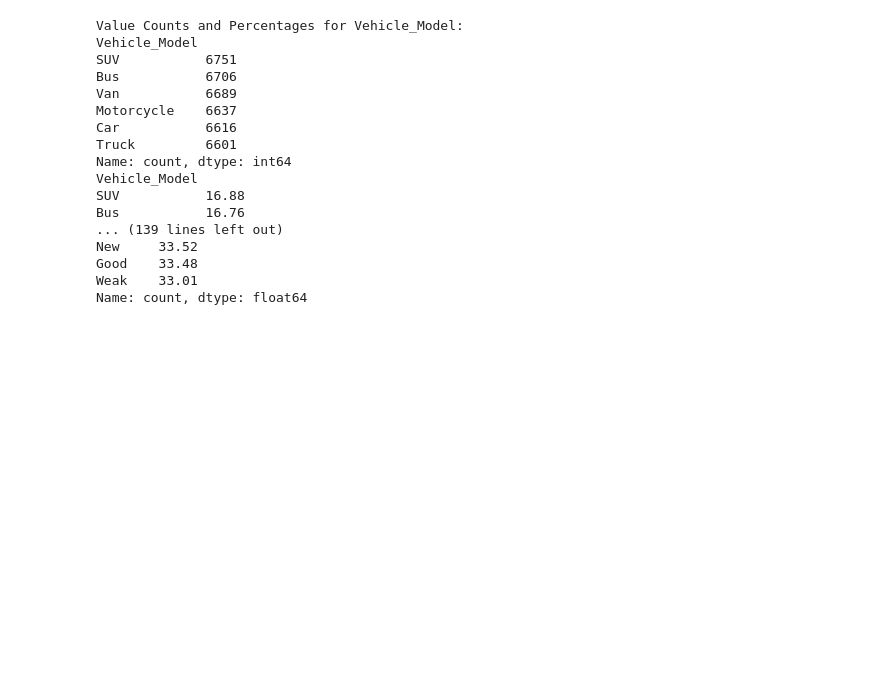
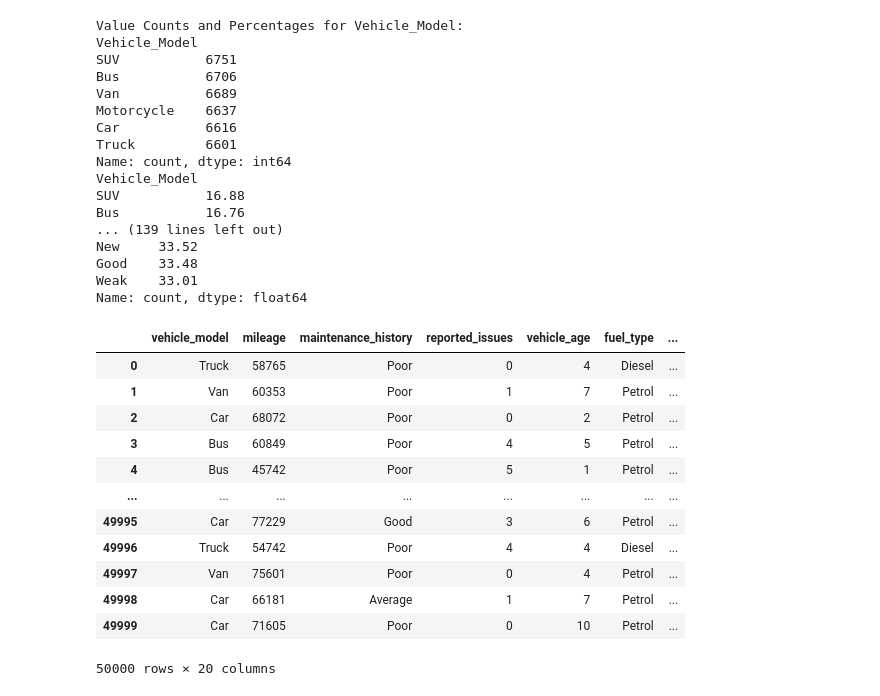
Before and after one commit to sahil82764/Vehicle_Maintenance_Prediction, a Jupyter notebook: samp1.ipynb, the cells around one changed output. Cells and saved outputs as stored; diff of their text form; code cells hidden in the pictures; blank space fills up the shorter version.

```diff
--- a/samp1.ipynb
+++ b/samp1.ipynb
@@ -629,3 +629,20 @@ New     33.52
 Good    33.48
 Weak    33.01
 Name: count, dtype: float64
+# %%
+df = pd.read_parquet(r'C:/Users/Sahil Khan/Desktop/Vehicle_Maintenance_Prediction/data/validatedData/validated_data.parquet', engine='pyarrow')
+df
+# %% [output]
+|  | vehicle_model | mileage | maintenance_history | reported_issues | vehicle_age | fuel_type | ... |
+| 0 | Truck | 58765 | Poor | 0 | 4 | Diesel | ... |
+| 1 | Van | 60353 | Poor | 1 | 7 | Petrol | ... |
+| 2 | Car | 68072 | Poor | 0 | 2 | Petrol | ... |
+| 3 | Bus | 60849 | Poor | 4 | 5 | Petrol | ... |
+| 4 | Bus | 45742 | Poor | 5 | 1 | Petrol | ... |
+| ... | ... | ... | ... | ... | ... | ... | ... |
+| 49995 | Car | 77229 | Good | 3 | 6 | Petrol | ... |
+| 49996 | Truck | 54742 | Poor | 4 | 4 | Diesel | ... |
+| 49997 | Van | 75601 | Poor | 0 | 4 | Petrol | ... |
+| 49998 | Car | 66181 | Average | 1 | 7 | Petrol | ... |
+| 49999 | Car | 71605 | Poor | 0 | 10 | Petrol | ... |
+50000 rows × 20 columns
```
Also changed, not shown: parts of 6 cells of this notebook, 29 other files.
